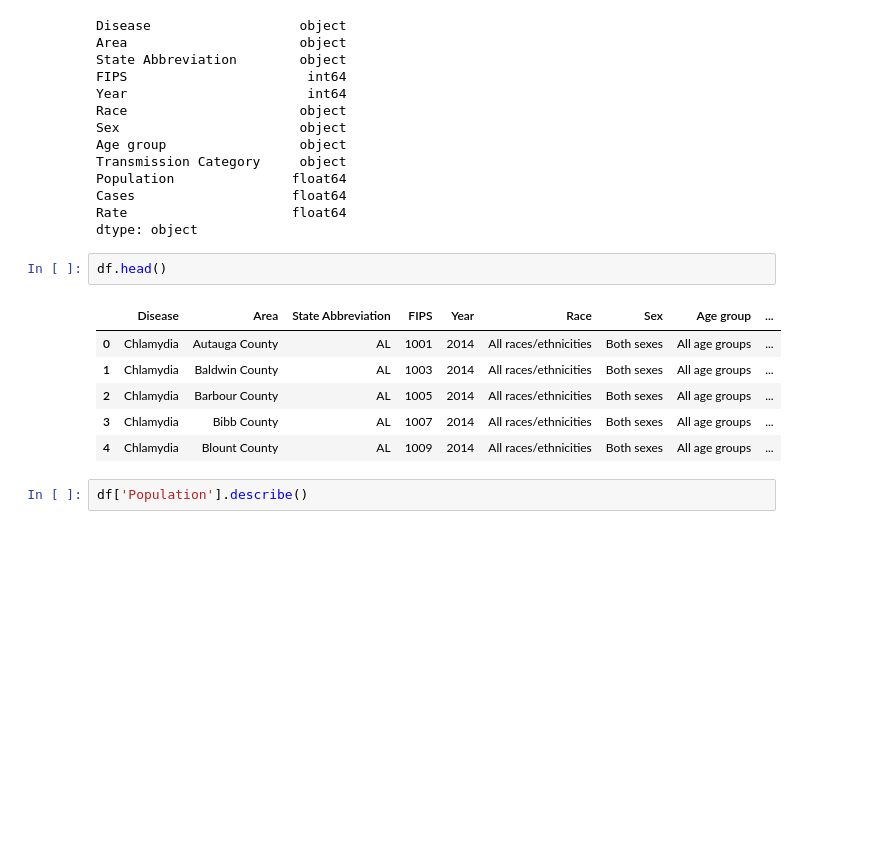
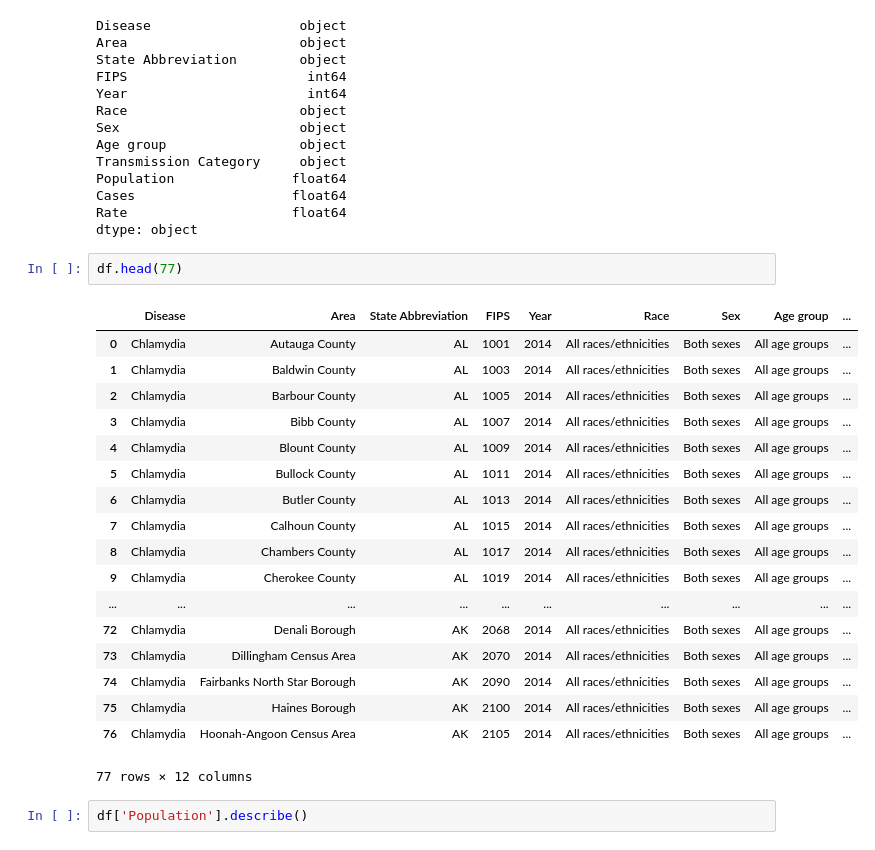
Before and after one commit to ahwkuepper/stdme, a Jupyter notebook: code/CDC_data_exploration_and_cleaning_Chlamydia.ipynb, the cells around one changed output. Cells and saved outputs as stored; diff of their text form; blank space fills up the shorter version.

```diff
--- a/code/CDC_data_exploration_and_cleaning_Chlamydia.ipynb
+++ b/code/CDC_data_exploration_and_cleaning_Chlamydia.ipynb
@@ -91,14 +91,26 @@ Cases                    float64
 Rate                     float64
 dtype: object
 # %%
-df.head()
+df.head(77)
 # %% [output]
 |  | Disease | Area | State Abbreviation | FIPS | Year | Race | Sex | Age group | ... |
 | 0 | Chlamydia | Autauga County | AL | 1001 | 2014 | All races/ethnicities | Both sexes | All age groups | ... |
 | 1 | Chlamydia | Baldwin County | AL | 1003 | 2014 | All races/ethnicities | Both sexes | All age groups | ... |
 | 2 | Chlamydia | Barbour County | AL | 1005 | 2014 | All races/ethnicities | Both sexes | All age groups | ... |
 | 3 | Chlamydia | Bibb County | AL | 1007 | 2014 | All races/ethnicities | Both sexes | All age groups | ... |
 | 4 | Chlamydia | Blount County | AL | 1009 | 2014 | All races/ethnicities | Both sexes | All age groups | ... |
+| 5 | Chlamydia | Bullock County | AL | 1011 | 2014 | All races/ethnicities | Both sexes | All age groups | ... |
+| 6 | Chlamydia | Butler County | AL | 1013 | 2014 | All races/ethnicities | Both sexes | All age groups | ... |
+| 7 | Chlamydia | Calhoun County | AL | 1015 | 2014 | All races/ethnicities | Both sexes | All age groups | ... |
+| 8 | Chlamydia | Chambers County | AL | 1017 | 2014 | All races/ethnicities | Both sexes | All age groups | ... |
+| 9 | Chlamydia | Cherokee County | AL | 1019 | 2014 | All races/ethnicities | Both sexes | All age groups | ... |
+| ... | ... | ... | ... | ... | ... | ... | ... | ... | ... |
+| 72 | Chlamydia | Denali Borough | AK | 2068 | 2014 | All races/ethnicities | Both sexes | All age groups | ... |
+| 73 | Chlamydia | Dillingham Census Area | AK | 2070 | 2014 | All races/ethnicities | Both sexes | All age groups | ... |
+| 74 | Chlamydia | Fairbanks North Star Borough | AK | 2090 | 2014 | All races/ethnicities | Both sexes | All age groups | ... |
+| 75 | Chlamydia | Haines Borough | AK | 2100 | 2014 | All races/ethnicities | Both sexes | All age groups | ... |
+| 76 | Chlamydia | Hoonah-Angoon Census Area | AK | 2105 | 2014 | All races/ethnicities | Both sexes | All age groups | ... |
+77 rows × 12 columns
 # %%
 df['Population'].describe()
 # %% [output]
```
Also changed, not shown: parts of 29 cells of this notebook.
